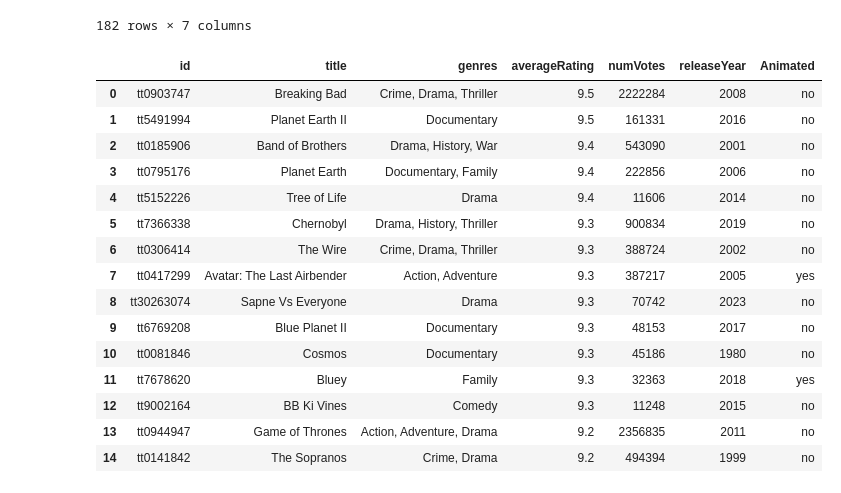
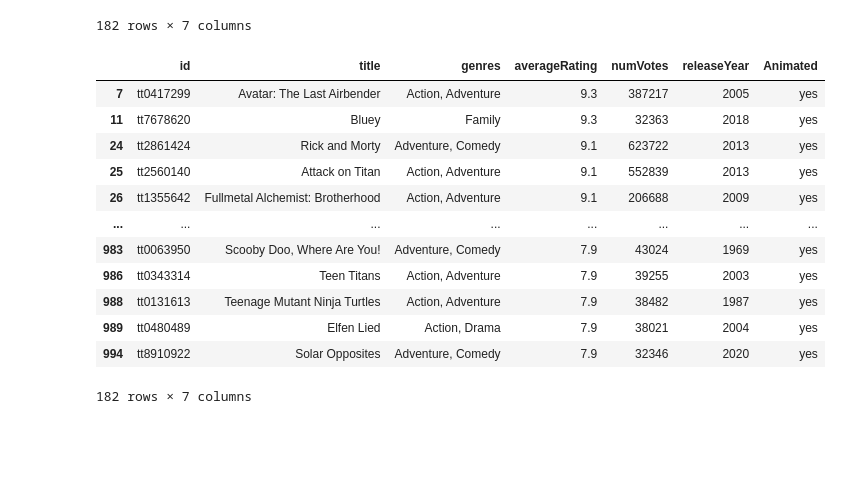
Before and after one commit to Milllll000/arte-anal-tica-final, a Jupyter notebook: Prueba.ipynb, the cells around one changed output. Drawn from its saved outputs; the diff is of its cells as text; code cells hidden in the pictures; blank space fills up the shorter version.

```diff
--- a/Prueba.ipynb
+++ b/Prueba.ipynb
@@ -104,25 +104,23 @@ animated_series
 | 994 | tt8910922 | Solar Opposites | Adventure, Animation, Comedy | 7.9 | 32346 | 2020 | yes |
 182 rows × 7 columns
 # %%
-df["genres"] = df["genres"].str.replace(", Animation, ", " ")
+df["genres"] = df["genres"].str.replace(", Animation, ", ", ")
 df["genres"] = df["genres"].str.replace(", Animation", "")
 df["genres"] = df["genres"].str.replace("Animation, ", "")
-# %%
-df.head(15)
-# %% [output]
-|  | id | title | genres | averageRating | numVotes | releaseYear | Animated |
-| 0 | tt0903747 | Breaking Bad | Crime, Drama, Thriller | 9.5 | 2222284 | 2008 | no |
-| 1 | tt5491994 | Planet Earth II | Documentary | 9.5 | 161331 | 2016 | no |
-| 2 | tt0185906 | Band of Brothers | Drama, History, War | 9.4 | 543090 | 2001 | no |
-| 3 | tt0795176 | Planet Earth | Documentary, Family | 9.4 | 222856 | 2006 | no |
-| 4 | tt5152226 | Tree of Life | Drama | 9.4 | 11606 | 2014 | no |
-| 5 | tt7366338 | Chernobyl | Drama, History, Thriller | 9.3 | 900834 | 2019 | no |
-| 6 | tt0306414 | The Wire | Crime, Drama, Thriller | 9.3 | 388724 | 2002 | no |
-| 7 | tt0417299 | Avatar: The Last Airbender | Action, Adventure | 9.3 | 387217 | 2005 | yes |
-| 8 | tt30263074 | Sapne Vs Everyone | Drama | 9.3 | 70742 | 2023 | no |
-| 9 | tt6769208 | Blue Planet II | Documentary | 9.3 | 48153 | 2017 | no |
-| 10 | tt0081846 | Cosmos | Documentary | 9.3 | 45186 | 1980 | no |
-| 11 | tt7678620 | Bluey | Family | 9.3 | 32363 | 2018 | yes |
-| 12 | tt9002164 | BB Ki Vines | Comedy | 9.3 | 11248 | 2015 | no |
-| 13 | tt0944947 | Game of Thrones | Action, Adventure, Drama | 9.2 | 2356835 | 2011 | no |
-| 14 | tt0141842 | The Sopranos | Crime, Drama | 9.2 | 494394 | 1999 | no |
+# %%
+animated_series = df[df["Animated"] == "yes"]
+animated_series
+# %% [output]
+|  | id | title | genres | averageRating | numVotes | releaseYear | Animated |
+| 7 | tt0417299 | Avatar: The Last Airbender | Action, Adventure | 9.3 | 387217 | 2005 | yes |
+| 11 | tt7678620 | Bluey | Family | 9.3 | 32363 | 2018 | yes |
+| 24 | tt2861424 | Rick and Morty | Adventure, Comedy | 9.1 | 623722 | 2013 | yes |
+| 25 | tt2560140 | Attack on Titan | Action, Adventure | 9.1 | 552839 | 2013 | yes |
+| 26 | tt1355642 | Fullmetal Alchemist: Brotherhood | Action, Adventure | 9.1 | 206688 | 2009 | yes |
+| ... | ... | ... | ... | ... | ... | ... | ... |
+| 983 | tt0063950 | Scooby Doo, Where Are You! | Adventure, Comedy | 7.9 | 43024 | 1969 | yes |
+| 986 | tt0343314 | Teen Titans | Action, Adventure | 7.9 | 39255 | 2003 | yes |
+| 988 | tt0131613 | Teenage Mutant Ninja Turtles | Action, Adventure | 7.9 | 38482 | 1987 | yes |
+| 989 | tt0480489 | Elfen Lied | Action, Drama | 7.9 | 38021 | 2004 | yes |
+| 994 | tt8910922 | Solar Opposites | Adventure, Comedy | 7.9 | 32346 | 2020 | yes |
+182 rows × 7 columns
```
Also changed, not shown: parts of 1 cell of this notebook, 1 other file.
